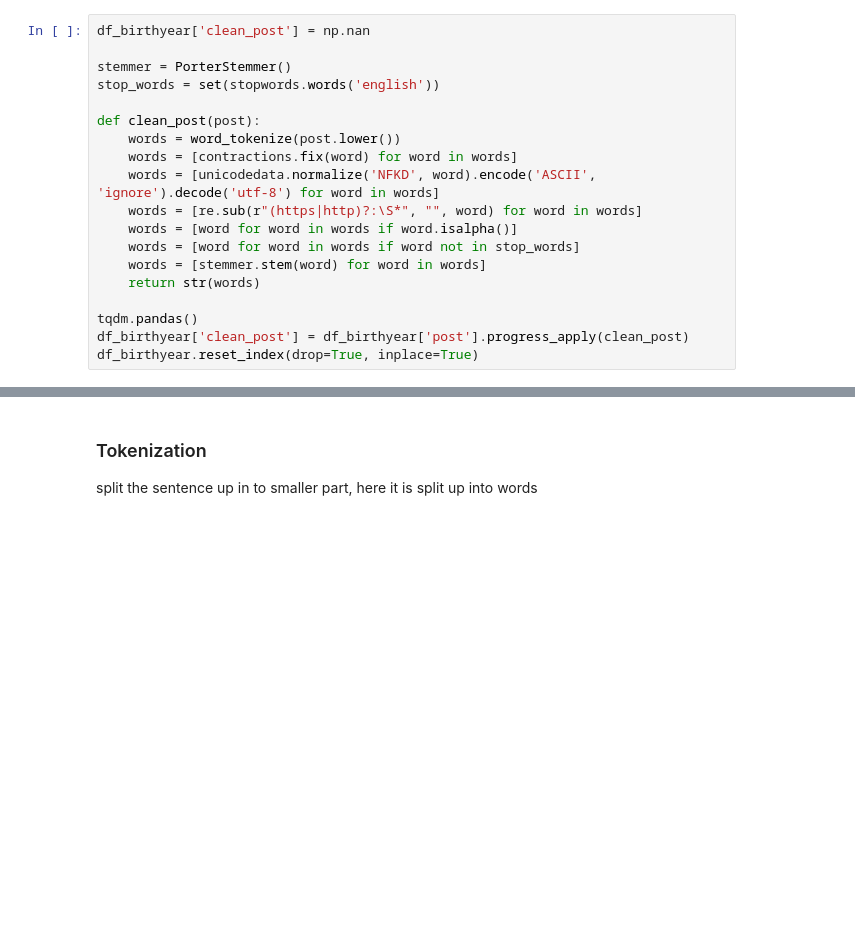
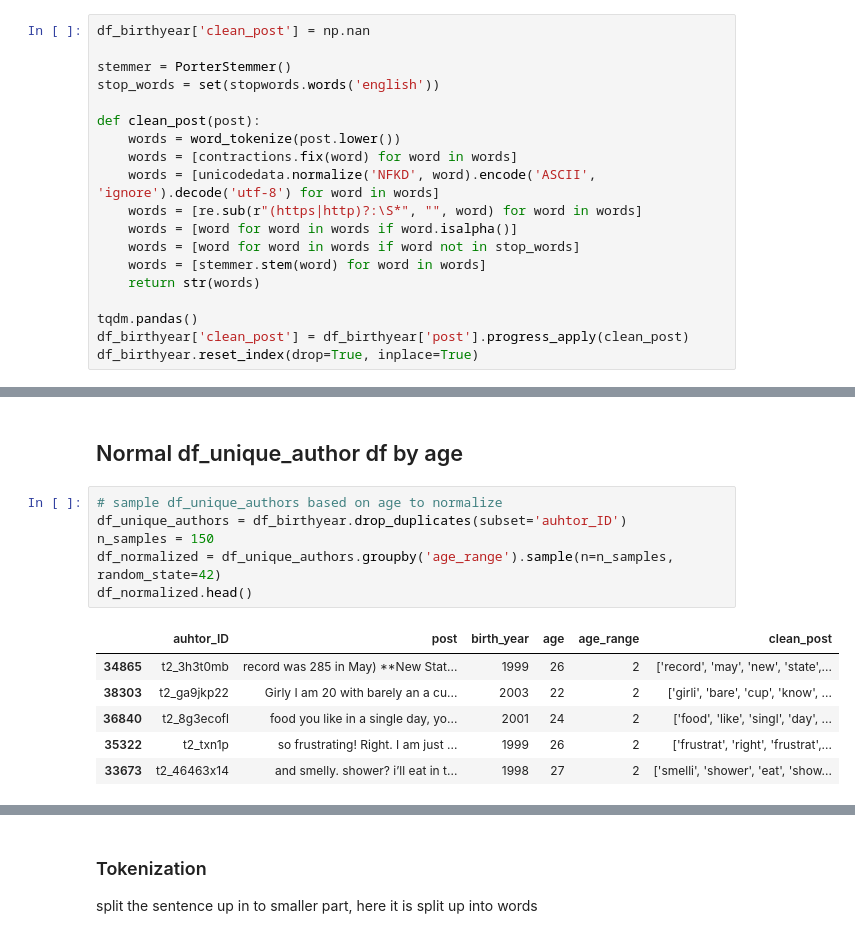
Before and after one commit to zitagodrie/Language-and-AI, a Jupyter notebook: preprocessing.ipynb, the cells around one changed output, grey strips where cells are left out. Saved outputs shown, nothing was run; the diff lists cells and outputs as text; blank space fills up the shorter version.

Commit message:
added preprocessing for df sampled by age

```diff
--- a/preprocessing.ipynb
+++ b/preprocessing.ipynb
@@ -118,0 +120,15 @@ df_birthyear.head()
+# %% [markdown]
+## Normal df_unique_author df by age
+# %%
+# sample df_unique_authors based on age to normalize
+df_unique_authors = df_birthyear.drop_duplicates(subset='auhtor_ID')
+n_samples = 150
+df_normalized = df_unique_authors.groupby('age_range').sample(n=n_samples, random_state=42)
+df_normalized.head()
+# %% [output]
+|  | auhtor_ID | post | birth_year | age | age_range | clean_post |
+| 34865 | t2_3h3t0mb | record was 285 in May) **New Stat... | 1999 | 26 | 2 | ['record', 'may', 'new', 'state',... |
+| 38303 | t2_ga9jkp22 | Girly I am 20 with barely an a cu... | 2003 | 22 | 2 | ['girli', 'bare', 'cup', 'know', ... |
+| 36840 | t2_8g3ecofl | food you like in a single day, yo... | 2001 | 24 | 2 | ['food', 'like', 'singl', 'day', ... |
+| 35322 | t2_txn1p | so frustrating! Right. I am just ... | 1999 | 26 | 2 | ['frustrat', 'right', 'frustrat',... |
+| 33673 | t2_46463x14 | and smelly. shower? i’ll eat in t... | 1998 | 27 | 2 | ['smelli', 'shower', 'eat', 'show... |
```
Also changed, not shown: parts of 12 cells of this notebook, 1 other file.
